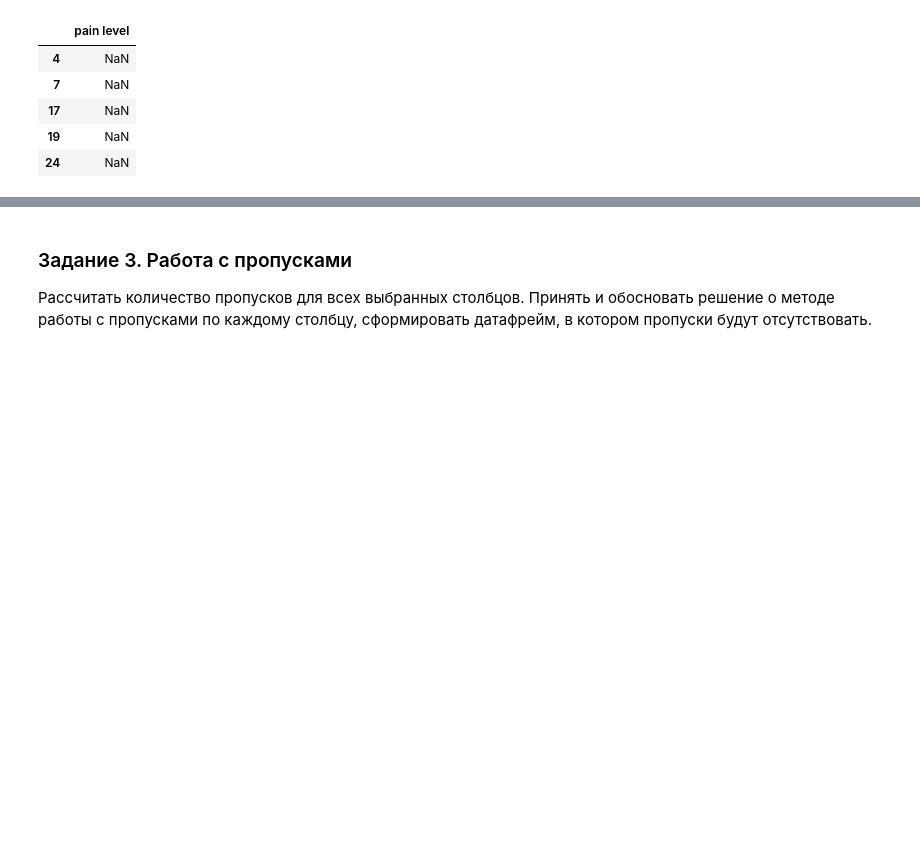
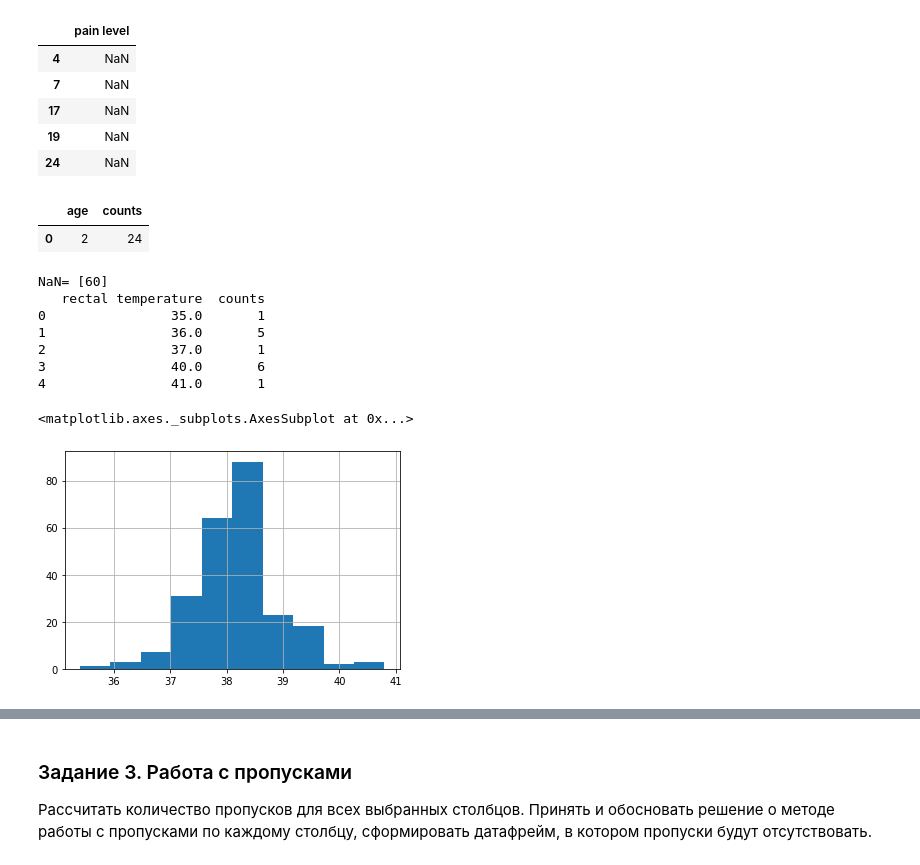
Before and after one commit to iamdenizzz/pyda-10, a Jupyter notebook: 22/stat_basics.ipynb, the cells around one changed output, grey strips where cells are left out. Drawn from its saved outputs; the diff is of its cells as text; code cells hidden in the pictures; blank space fills up the shorter version.

```diff
--- a/22/stat_basics.ipynb
+++ b/22/stat_basics.ipynb
@@ -154,22 +154,21 @@ for x in data.columns:
 [figure]
 [figure]
 # %%
-# Если сравнить данные таблицы и визуальные данные на графиках, то нет выбросов у surgery,
-# temperature of extremities, pain level, outcome, что наводит на мысль, что выбросы могут быть посчитаны
-# некорректно. Повторим поиск выбросов, но только сейчас выведим их сами на экран, например для параметра 'pain level':
+# Если сравнить данные таблицы и визуальные данные на графиках, то нет выбросов у surgery, temperature of extremities,
+# pain level, outcome, что наводит на мысль, что выбросы могут быть посчитаны некорректно. Повторим поиск выбросов,
+# но только сейчас выведим их сами на экран, например для параметра 'pain level':
 
-data2 = data[['pain level']]
-
-def quart(x):
+# Функция для отображения выбросов
+def quart(x, field):
     q1 = x.quantile(0.25)
     q3 = x.quantile(0.75)
     iqr = q3 - q1
     lower = q1 - (1.5 * iqr)
     higher = q3 + (1.5 * iqr)
-    outliers = data2[~x.between(lower, higher)]
-    return outliers['pain level']
+    outliers = data[[field]][~x.between(lower, higher)]
+    return outliers[field]
 
-out2 = data2.apply(quart)
+out2 = data[['pain level']].apply(quart, field='pain level')
 out2.head()
 # %% [output]
 |  | pain level |
@@ -182,3 +181,37 @@ out2.head()
 # Получается, что NaN может считаться как выброс. При проверки других параметров также получаем NaN, соотвтественно
 # мы можем предположить, что именно пропуски с NaN дают такое большое кол-во выборосов и действильных выбросов было бы
 # меньше, если убрать пропуски.
+# %%
+# Теперь проверим выбросы не зависящие от NaN: age, rectal temperature, pulse, respiratory rate
+# Начнем с age:
+
+data[['age']].apply(quart, field='age').groupby('age').size().reset_index(name='counts')
+# %% [output]
+|  | age | counts |
+| 0 | 2 | 24 |
+# %%
+# Как можно увидеть выше, что цифра 2 была засчитана за выброс (младше 6 мес.), что не правильно, поэтому мы оставляем
+# как есть.
+
+# Теперь проверим rectal temperature и округлим значения для визуального упрощения
+
+data_rt = data[['rectal temperature']].apply(quart, field='rectal temperature')
+print('NaN=', data_rt.isna().sum().values)
+print(round(data_rt).groupby('rectal temperature').size().reset_index(name='counts'))
+
+data['rectal temperature'].hist()
+
+# Из описания:
+#  - Нормальная температура 37,8, снижение температуры при шоке, повышенная температура может возникнуть из-за инфекции
+#  - Параметр обычно меняется по мере развития проблемы:
+#  Пример: может начаться нормально, а затем повыситься из-за воспаления, возвращаясь в нормальный диапазон, из-за шока
+# %% [output]
+NaN= [60]
+   rectal temperature  counts
+0                35.0       1
+1                36.0       5
+2                37.0       1
+3                40.0       6
+4                41.0       1
+<matplotlib.axes._subplots.AxesSubplot at 0x...>
+[figure, added]
```
Also changed, not shown: parts of 8 cells of this notebook.
